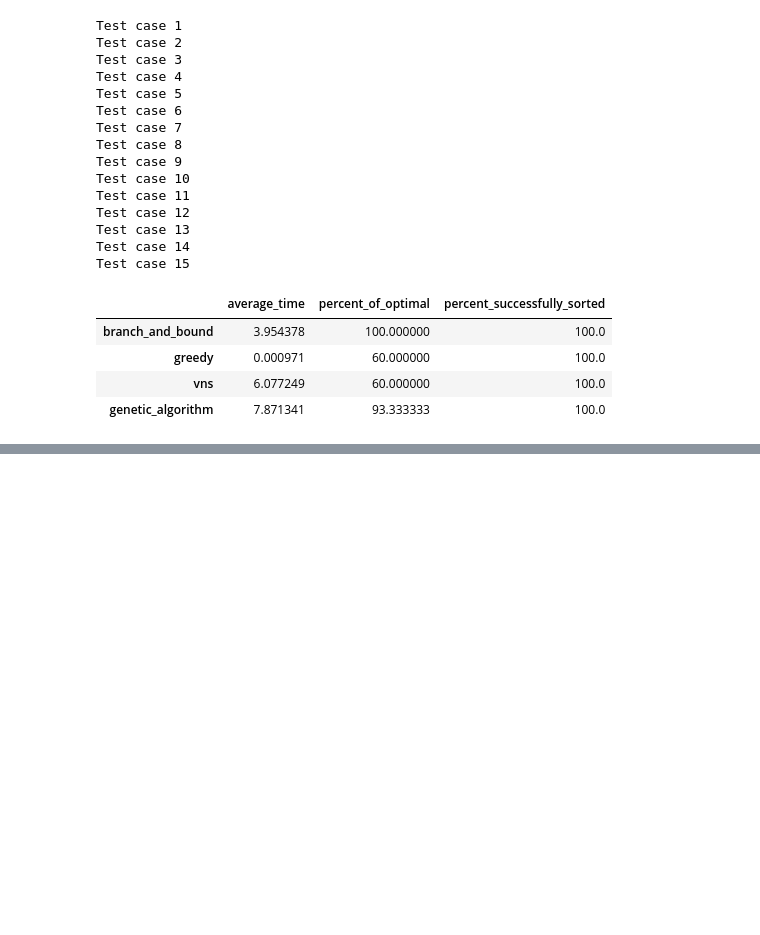
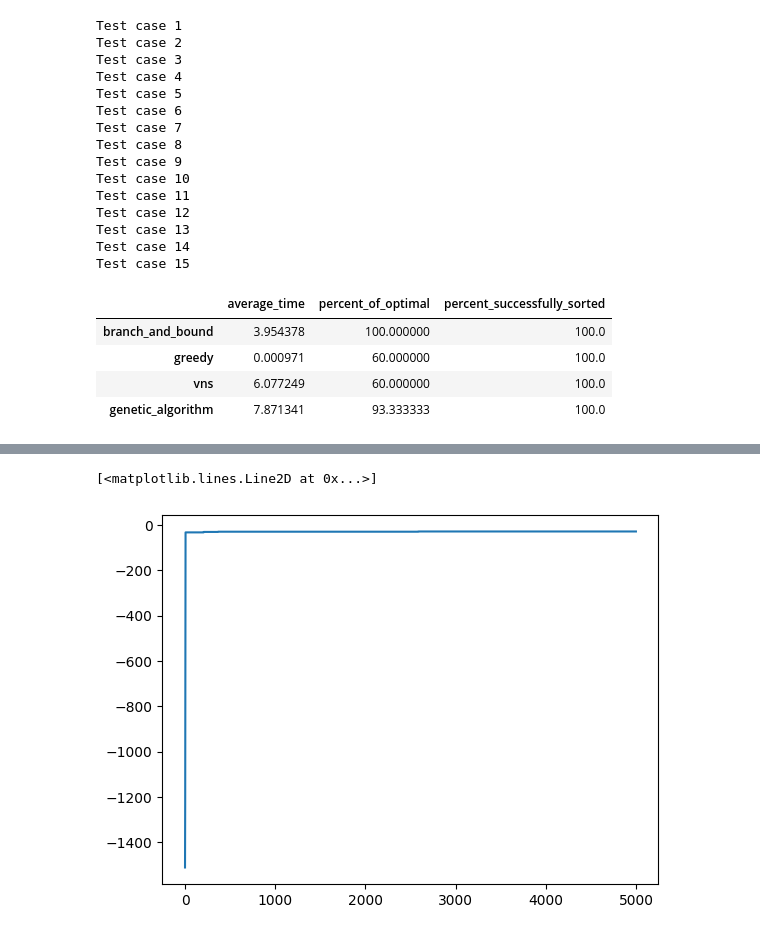
Before and after one commit to FilipNedeljkovic/Minimum-sorting-by-reversals, a Jupyter notebook: main.ipynb, the cells around one changed output, grey strips where cells are left out. Drawn from its saved outputs; the diff is of its cells as text; code cells hidden in the pictures; blank space fills up the shorter version.

```diff
--- a/main.ipynb
+++ b/main.ipynb
@@ -125,0 +150,6 @@ Test case 10
+# %%
+solution, _, values = vns(testing.load_instance("data/large/1.json"), 5000, k_max=10)
+plt.plot(values)
+# %% [output]
+[<matplotlib.lines.Line2D at 0x...>]
+[figure, added]
```
Also changed, not shown: parts of 6 cells of this notebook, 2 other files.
